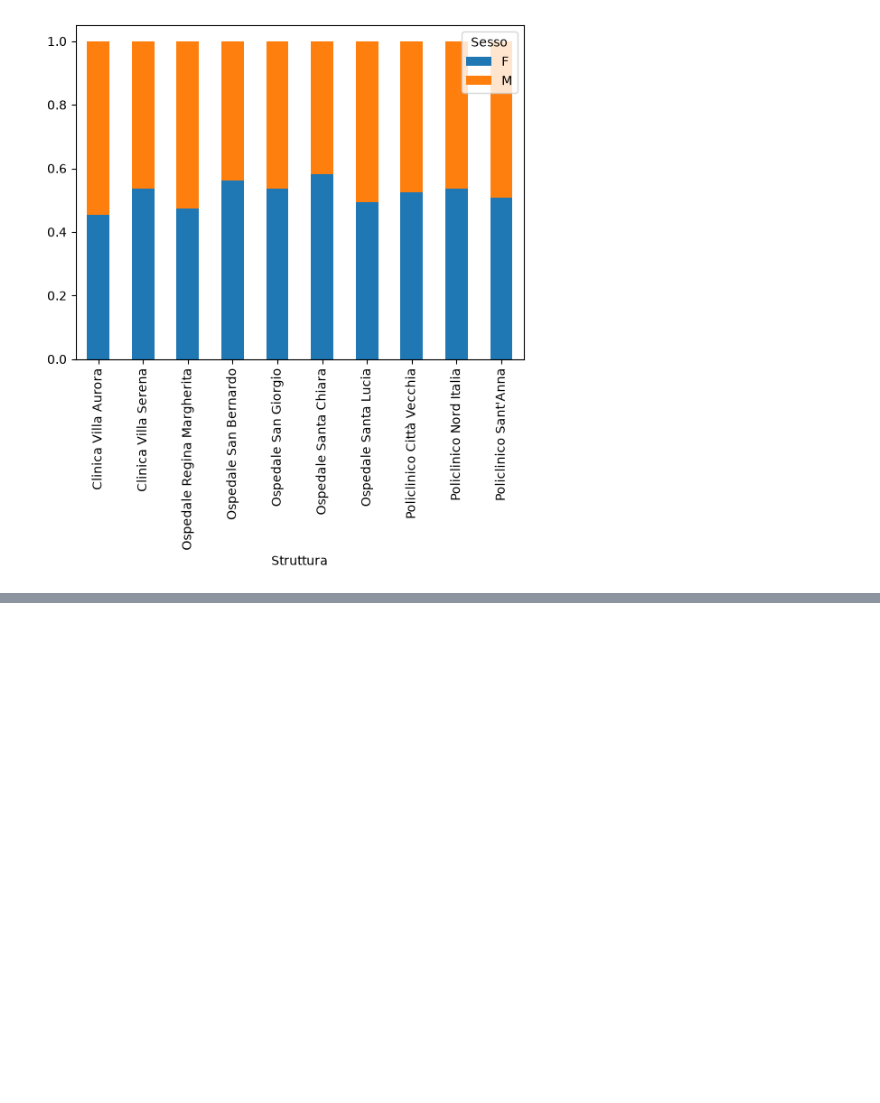
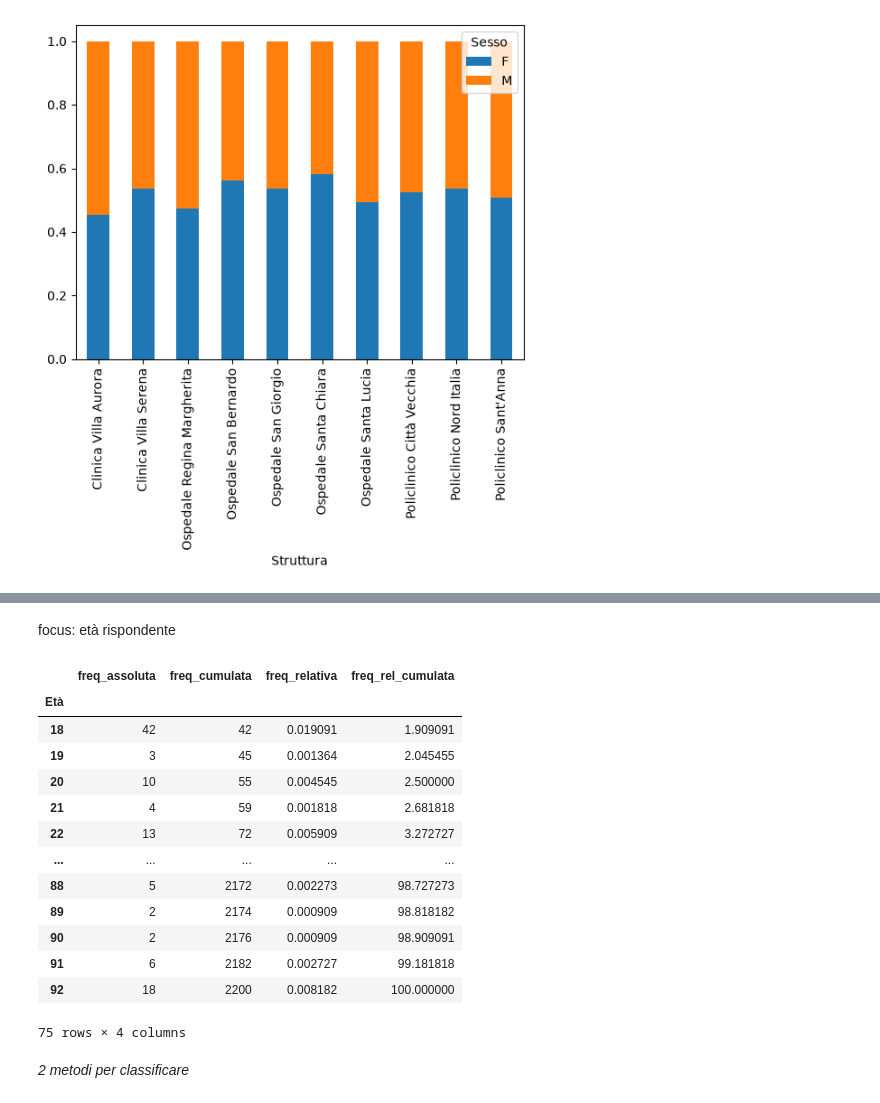
Before and after one commit to fuma92-da/discriminante, a Jupyter notebook: analisi_strutture_ospedaliere.ipynb, the cells around one changed output, grey strips where cells are left out. Cells and saved outputs as stored; diff of their text form; code cells hidden in the pictures; blank space fills up the shorter version.

```diff
--- a/analisi_strutture_ospedaliere.ipynb
+++ b/analisi_strutture_ospedaliere.ipynb
@@ -119,0 +168,25 @@ Name: count, dtype: int64
+# %% [markdown]
+focus: età rispondente
+# %%
+tab = df['Età'].value_counts().sort_index().to_frame("freq_assoluta")
+tab["freq_cumulata"] = tab["freq_assoluta"].cumsum()
+tab["freq_relativa"] = tab["freq_assoluta"] / tab["freq_assoluta"].sum()
+tab["freq_rel_cumulata"] = tab["freq_relativa"].cumsum()*100
+display(tab)
+# %% [output]
+|  | freq_assoluta | freq_cumulata | freq_relativa | freq_rel_cumulata |
+| Età |  |  |  |  |
+| 18 | 42 | 42 | 0.019091 | 1.909091 |
+| 19 | 3 | 45 | 0.001364 | 2.045455 |
+| 20 | 10 | 55 | 0.004545 | 2.500000 |
+| 21 | 4 | 59 | 0.001818 | 2.681818 |
+| 22 | 13 | 72 | 0.005909 | 3.272727 |
+| ... | ... | ... | ... | ... |
+| 88 | 5 | 2172 | 0.002273 | 98.727273 |
+| 89 | 2 | 2174 | 0.000909 | 98.818182 |
+| 90 | 2 | 2176 | 0.000909 | 98.909091 |
+| 91 | 6 | 2182 | 0.002727 | 99.181818 |
+| 92 | 18 | 2200 | 0.008182 | 100.000000 |
+75 rows × 4 columns
+# %% [markdown]
+*2 metodi per classificare*
```
Also changed, not shown: parts of 21 cells of this notebook.
